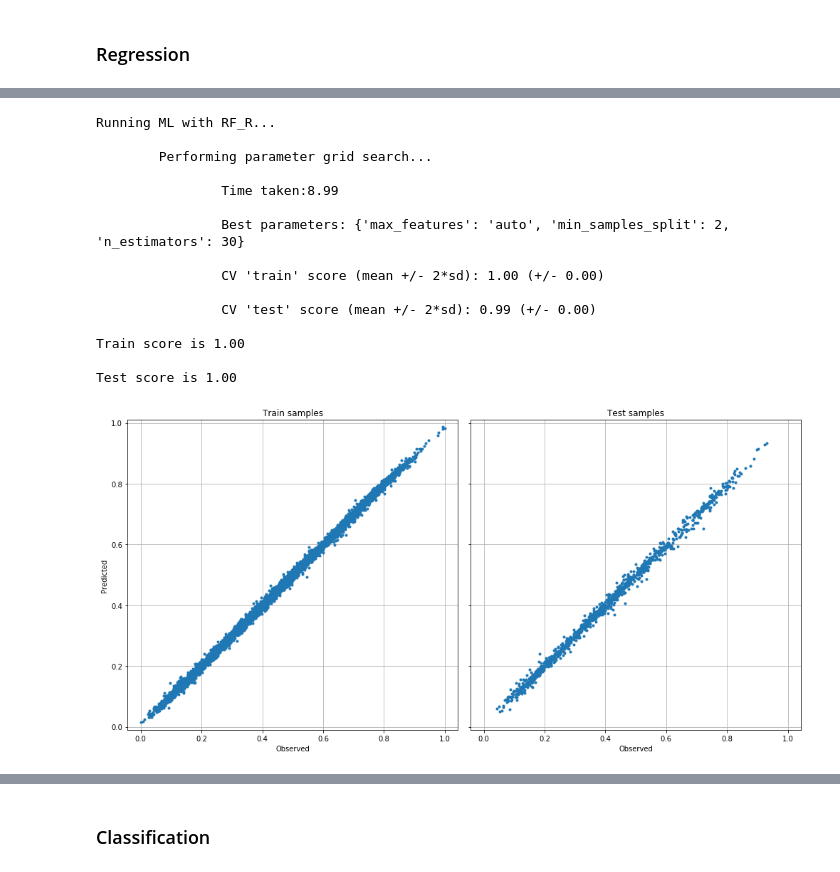
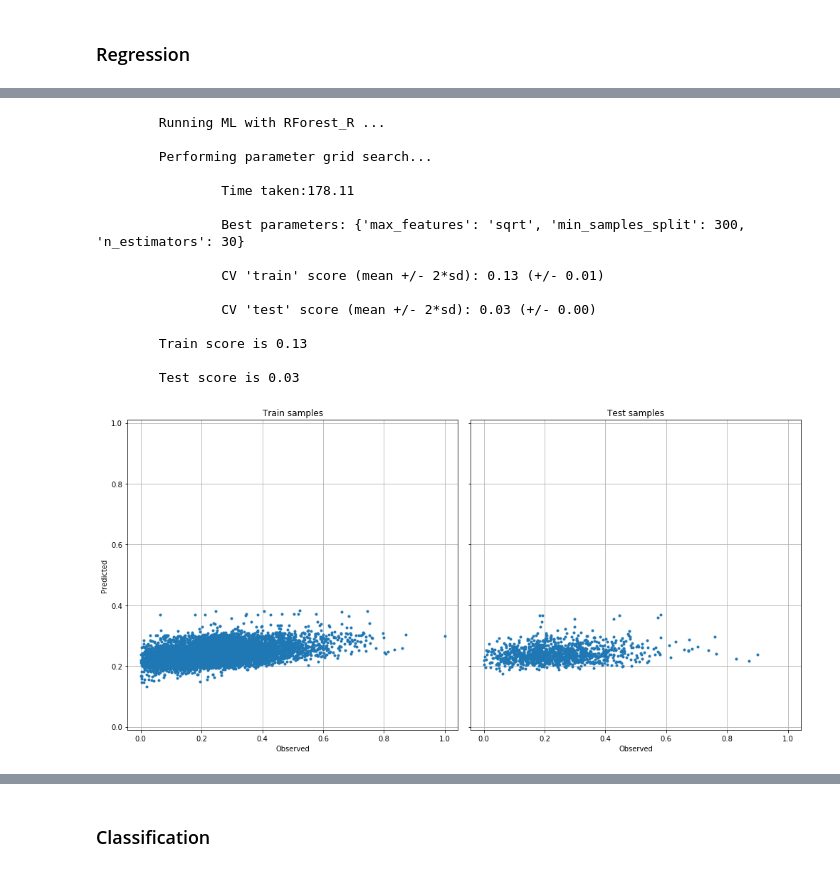
Before and after one commit to tiavlovskiegor24/CRG, a Jupyter notebook: ML Control Panel.ipynb, the cells around one changed output, grey strips where cells are left out. Saved outputs shown, nothing was run; the diff lists cells and outputs as text; code cells hidden in the pictures.

```diff
--- a/ML Control Panel.ipynb
+++ b/ML Control Panel.ipynb
@@ -154,22 +153,21 @@ Test score is 1.00
 # %%
-%run ML_pipelines.py
-estimator = "RF_R"
+estimator = "RForest_R"
 clf = run_ML(ML_inputs,estimator)
 # %% [output]
-Running ML with RF_R...
+        Running ML with RForest_R ...
 
         Performing parameter grid search...
 
-                Time taken:8.99
+                Time taken:178.11
 
-                Best parameters: {'max_features': 'auto', 'min_samples_split': 2, 'n_estimators': 30}
+                Best parameters: {'max_features': 'sqrt', 'min_samples_split': 300, 'n_estimators': 30}
 
-                CV 'train' score (mean +/- 2*sd): 1.00 (+/- 0.00)
+                CV 'train' score (mean +/- 2*sd): 0.13 (+/- 0.01)
 
-                CV 'test' score (mean +/- 2*sd): 0.99 (+/- 0.00)
+                CV 'test' score (mean +/- 2*sd): 0.03 (+/- 0.00)
 
-Train score is 1.00
+        Train score is 0.13
 
-Test score is 1.00
+        Test score is 0.03
-[figure, old version]
+[figure, new version]
 # %%
```
Also changed, not shown: parts of 11 cells of this notebook, 8 other files.
